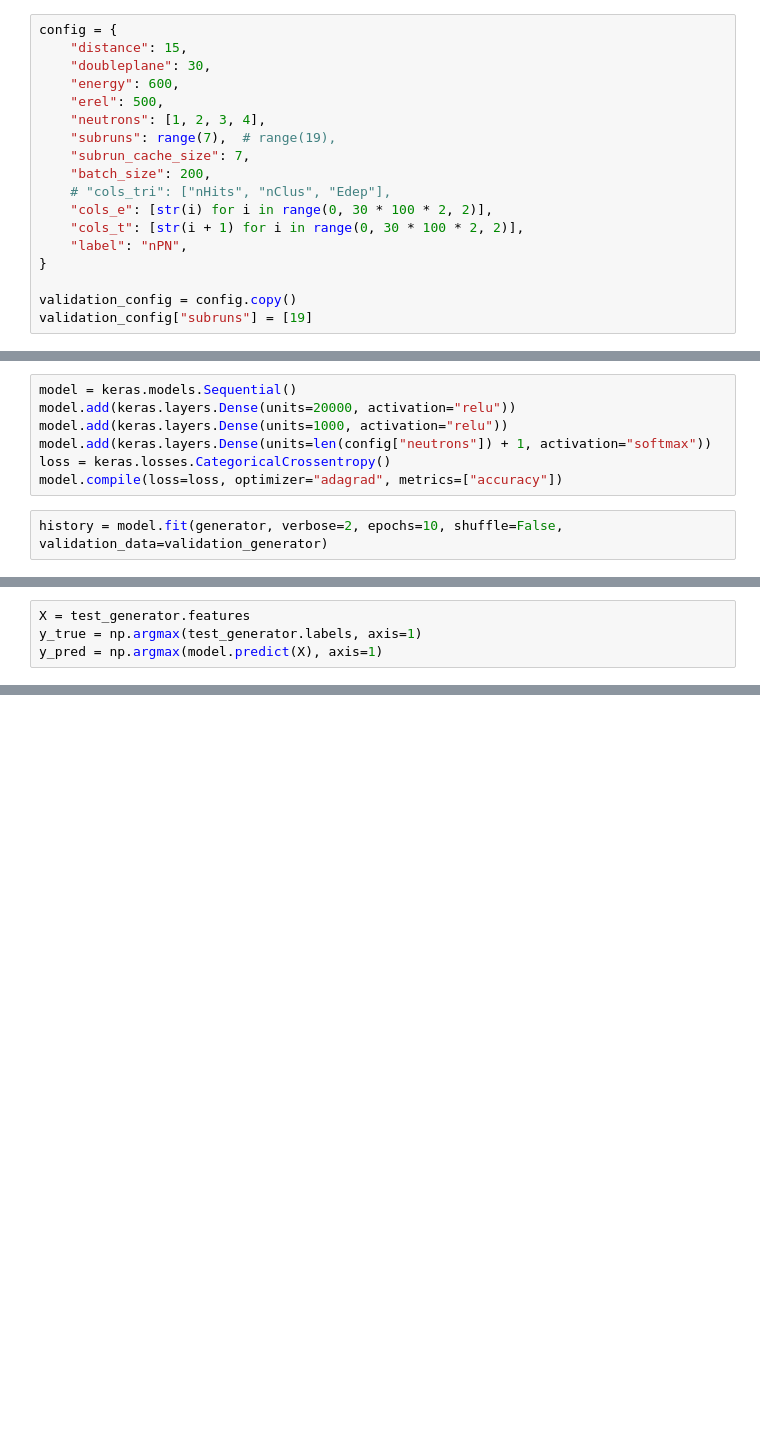
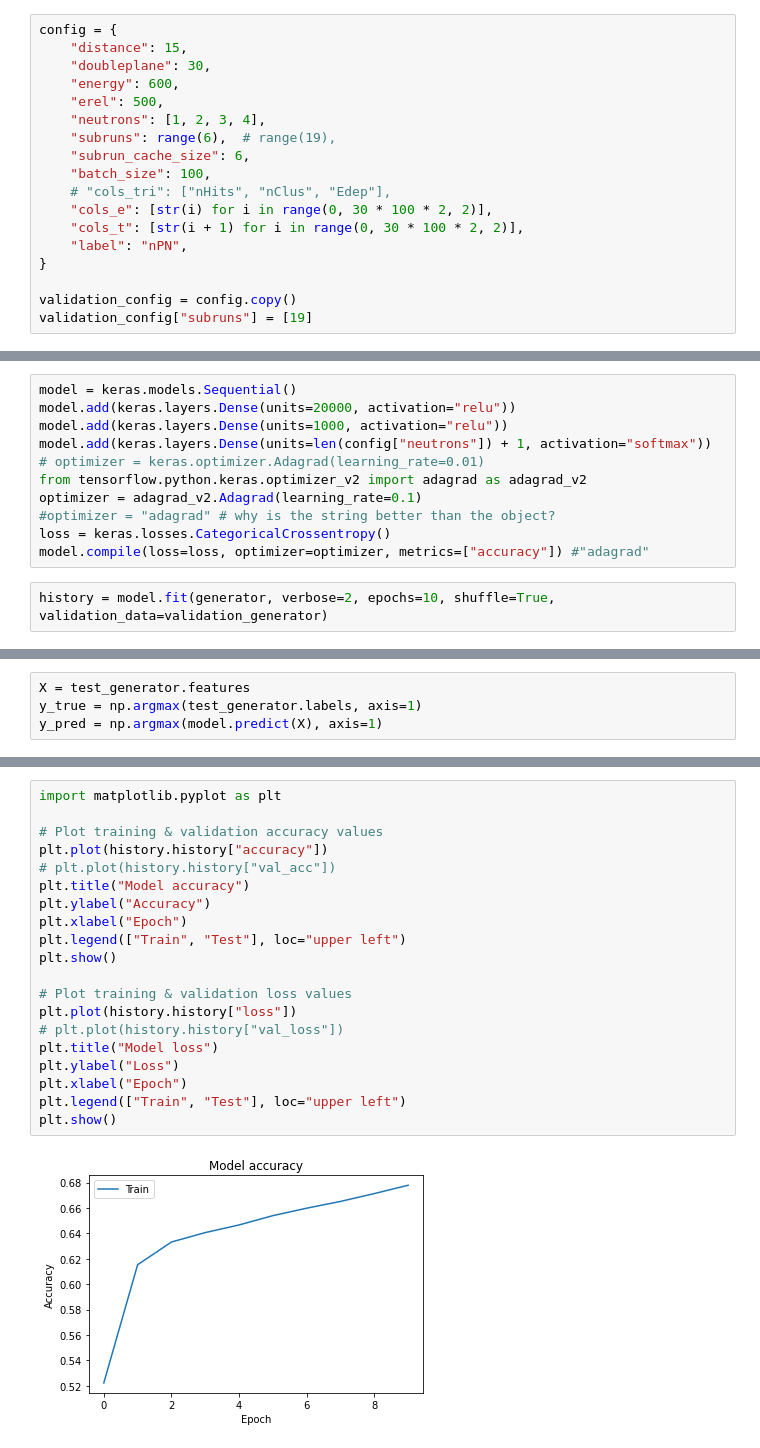
Before and after one commit to janmayer/NeuLAND-reconstruction-ml, a Jupyter notebook: bars/04a-keras-eval-bars.ipynb, the cells around one changed output, grey strips where cells are left out. Saved outputs shown, nothing was run; the diff lists cells and outputs as text; blank space fills up the shorter version.

Commit message:
Plots

```diff
--- a/bars/04a-keras-eval-bars.ipynb
+++ b/bars/04a-keras-eval-bars.ipynb
@@ -146,9 +146,9 @@ config = {
     "energy": 600,
     "erel": 500,
     "neutrons": [1, 2, 3, 4],
-    "subruns": range(7),  # range(19),
-    "subrun_cache_size": 7,
-    "batch_size": 200,
+    "subruns": range(6),  # range(19),
+    "subrun_cache_size": 6,
+    "batch_size": 100,
     # "cols_tri": ["nHits", "nClus", "Edep"],
     "cols_e": [str(i) for i in range(0, 30 * 100 * 2, 2)],
     "cols_t": [str(i + 1) for i in range(0, 30 * 100 * 2, 2)],
@@ -174,8 +174,12 @@ model = keras.models.Sequential()
 model.add(keras.layers.Dense(units=20000, activation="relu"))
 model.add(keras.layers.Dense(units=1000, activation="relu"))
 model.add(keras.layers.Dense(units=len(config["neutrons"]) + 1, activation="softmax"))
+# optimizer = keras.optimizer.Adagrad(learning_rate=0.01)
+from tensorflow.python.keras.optimizer_v2 import adagrad as adagrad_v2
+optimizer = adagrad_v2.Adagrad(learning_rate=0.1)
+#optimizer = "adagrad" # why is the string better than the object?
 loss = keras.losses.CategoricalCrossentropy()
-model.compile(loss=loss, optimizer="adagrad", metrics=["accuracy"])
+model.compile(loss=loss, optimizer=optimizer, metrics=["accuracy"]) #"adagrad"
 # %%
-history = model.fit(generator, verbose=2, epochs=10, shuffle=False, validation_data=validation_generator)
+history = model.fit(generator, verbose=2, epochs=10, shuffle=True, validation_data=validation_generator)
 # %% [output]
@@ -242,0 +247,22 @@ print((cmrel * 100).round())
+# %%
+import matplotlib.pyplot as plt
+
+# Plot training & validation accuracy values
+plt.plot(history.history["accuracy"])
+# plt.plot(history.history["val_acc"])
+plt.title("Model accuracy")
+plt.ylabel("Accuracy")
+plt.xlabel("Epoch")
+plt.legend(["Train", "Test"], loc="upper left")
+plt.show()
+
+# Plot training & validation loss values
+plt.plot(history.history["loss"])
+# plt.plot(history.history["val_loss"])
+plt.title("Model loss")
+plt.ylabel("Loss")
+plt.xlabel("Epoch")
+plt.legend(["Train", "Test"], loc="upper left")
+plt.show()
+# %% [output]
+[figure, added]
```
Also changed, not shown: parts of 5 cells of this notebook, 3 other files.
